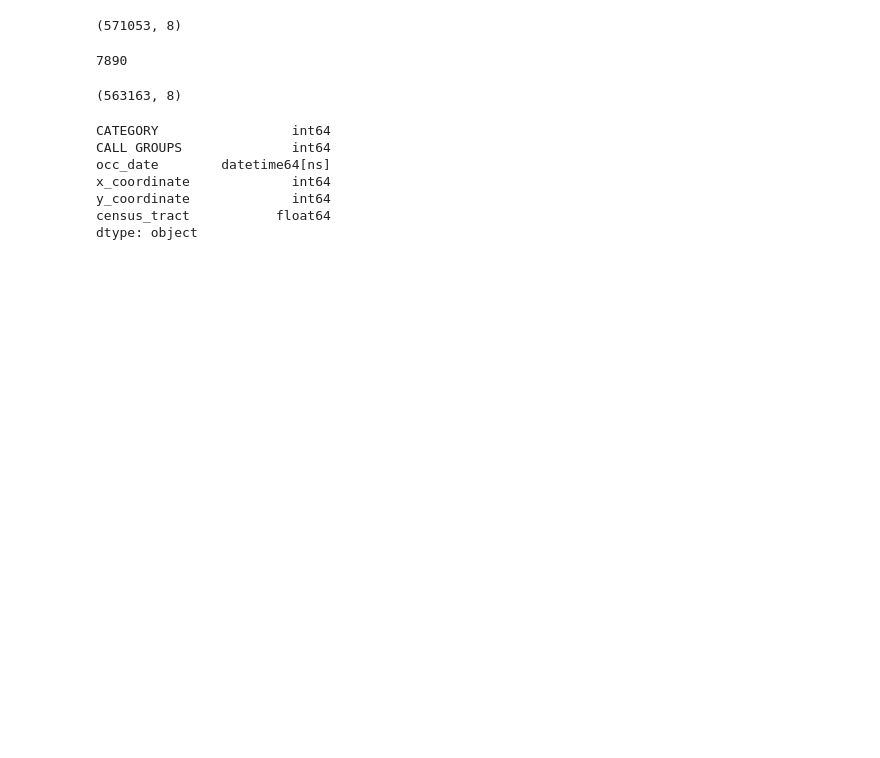
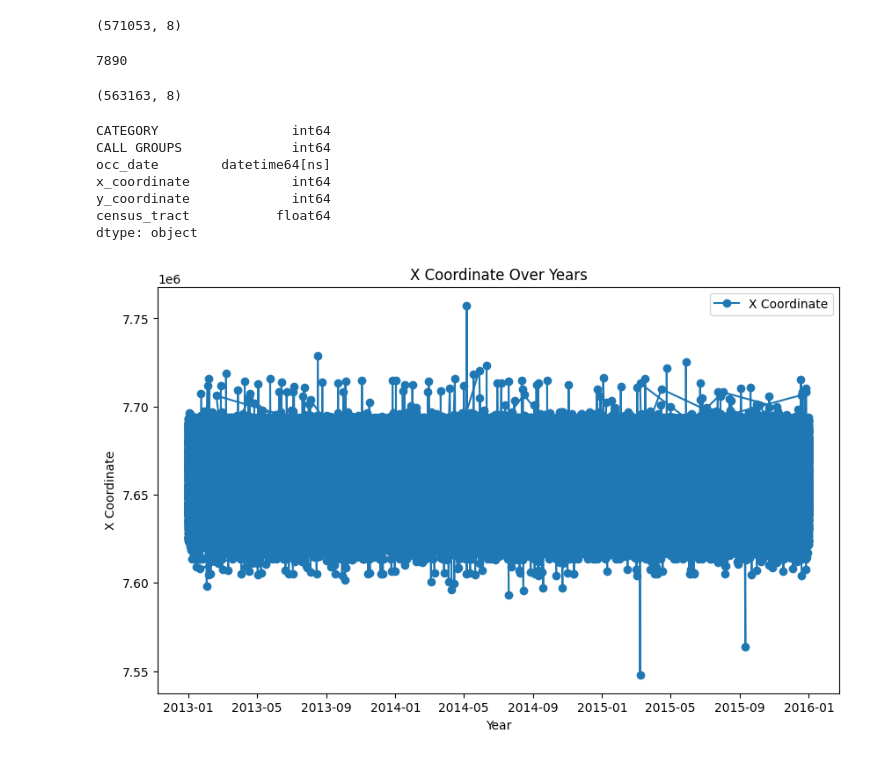
Before and after one commit to GVSU-CIS635/gvsu-cis635-term-project-predictive-policing, a Jupyter notebook: CIS635Project.ipynb, the cells around one changed output. Cells and saved outputs as stored; diff of their text form; code cells hidden in the pictures; blank space fills up the shorter version.

```diff
--- a/CIS635Project.ipynb
+++ b/CIS635Project.ipynb
@@ -62,3 +62,14 @@ x_coordinate             int64
 y_coordinate             int64
 census_tract           float64
 dtype: object
+# %%
+# Line graph for x_coordinate over years
+plt.figure(figsize=(10, 6))
+plt.plot(df['x_coordinate'], marker='o', label='X Coordinate')
+plt.title('X Coordinate Over Years')
+plt.xlabel('Year')
+plt.ylabel('X Coordinate')
+plt.legend()
+plt.show()
+# %% [output]
+[figure, added]
```
Also changed, not shown: parts of 3 cells of this notebook.
